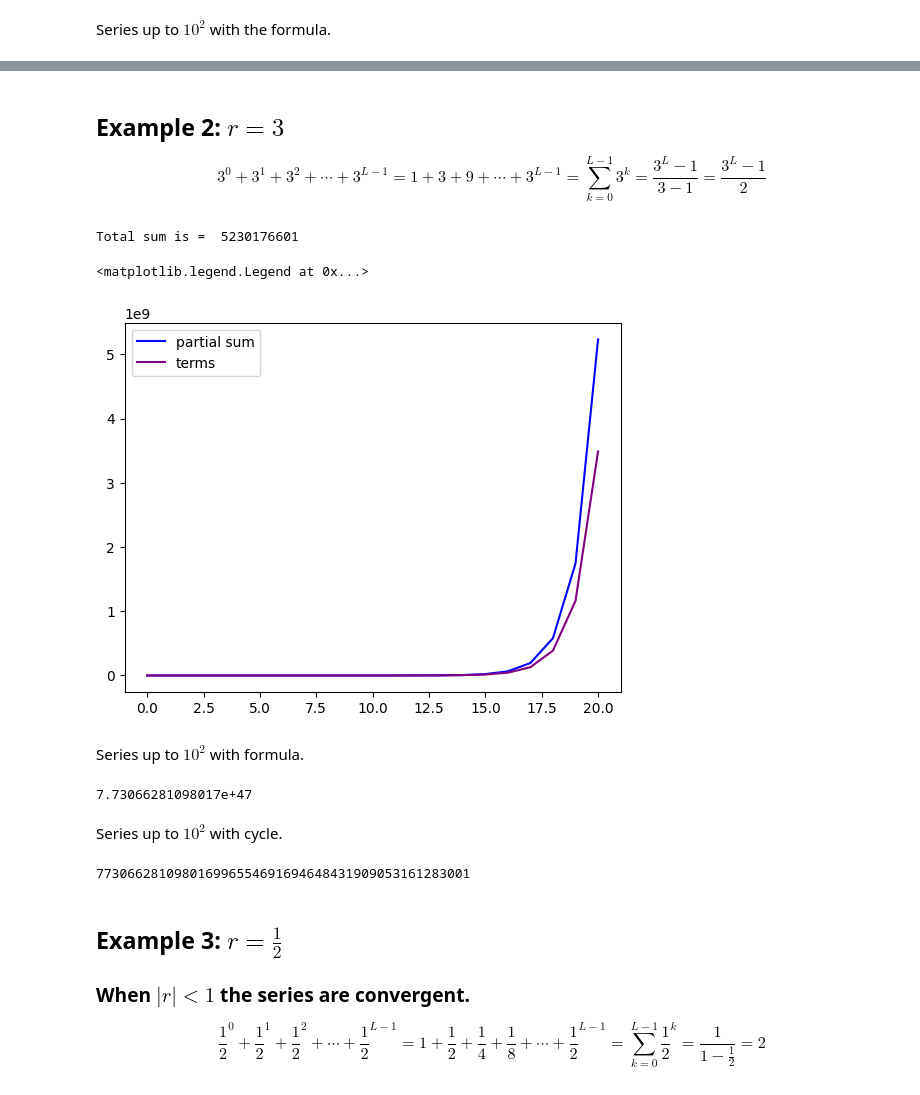
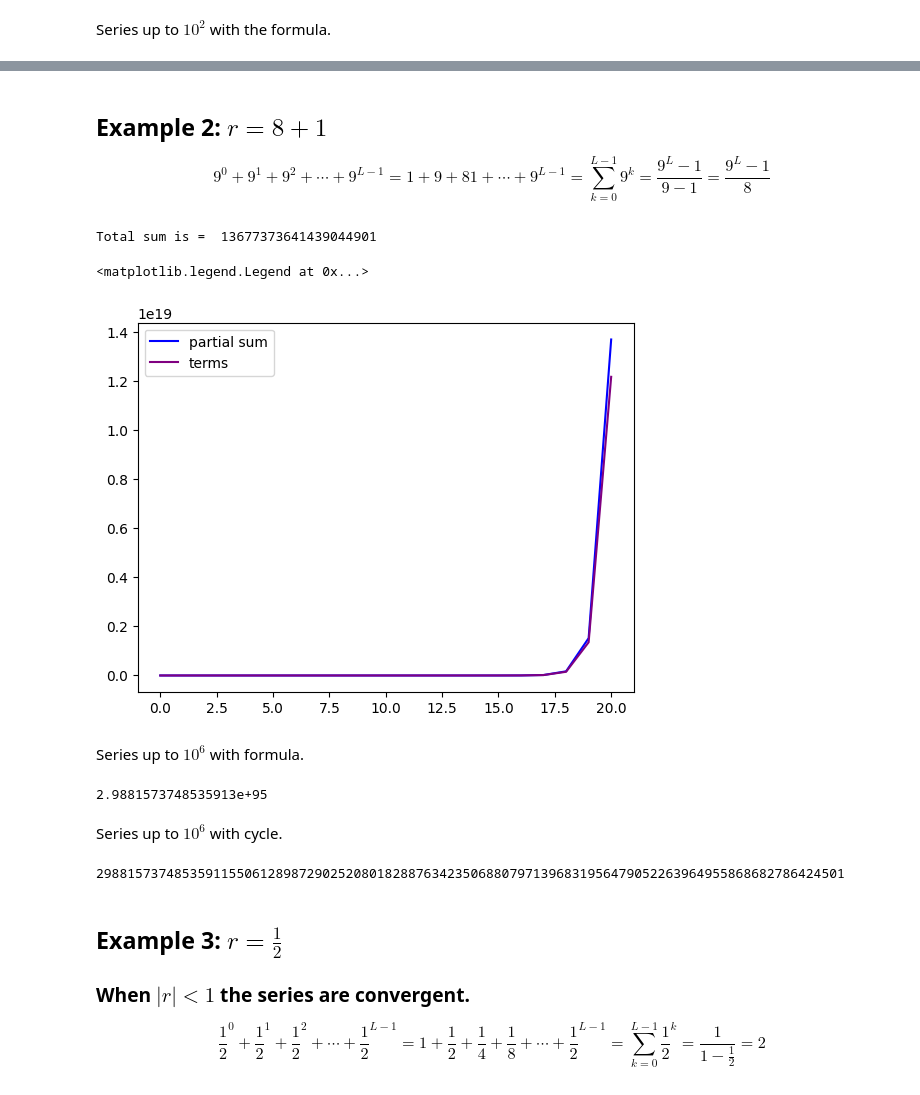
Before and after one commit to CarlosIvanMunozVillazon/MetNumUN2023II, a Jupyter notebook: Lab1/camunozvArithmeticSeriesGeometricSeriesPowerSums.ipynb, the cells around one changed output, grey strips where cells are left out. Cells and saved outputs as stored; diff of their text form; code cells hidden in the pictures.

```diff
--- a/Lab1/camunozvArithmeticSeriesGeometricSeriesPowerSums.ipynb
+++ b/Lab1/camunozvArithmeticSeriesGeometricSeriesPowerSums.ipynb
@@ -303,0 +321,18 @@ print(k)
+# %%
+import matplotlib.pyplot as plt
+
+n = 20
+S_n = 4
+sum =  0
+Serie_S_n=[]
+Sequence_a_n =[]
+for i in range(1,n+1):
+  S_n = 4 + ((i - 1) * 8)
+  sum += S_n
+  Serie_S_n.append(sum)
+  Sequence_a_n.append(S_n)
+
+
+plt.plot(Serie_S_n, color='purple',label='Serie_S_n')
+plt.plot(Sequence_a_n, color='red',label='Sequence_a_n')
+plt.legend()
@@ -303,0 +358,6 @@ print(k)
+# %%
+n = 10000000
+S_n = 4
+for i in range(1,n+1):  # range(n+1) goes form 1 to n
+  S_n = 4 + ((i - 1) * 8)
+print(S_n)
@@ -303,0 +376,8 @@ print(k)
+# %%
+n = 10000000
+S_n = 4
+sum = 0
+for i in range(1,n+1):  # range(n+1) goes form 1 to n
+  S_n = 4 + ((i - 1) * 8)
+  sum += S_n
+print(sum)
@@ -429,10 +519,10 @@ Series up to $10^{2}$ with the cycle.
 import sys
 sys.set_int_max_str_digits(0)
 k = 0
-n = 10**2
+n = 10**4
 sum = 0
 for i in range(0, n + 1):
-  sum += (2**i) # way too long :D
+  sum += (2**i) # we get with 10^6 overflow error
 
 print(sum)
 # %% [output]
@@ -440,56 +530,56 @@ print(sum)
 # %% [markdown]
-## Example 2: $ r = 3 $
+## Example 2: $ r = 8 + 1$
 
 $$
-3^0 + 3^1 + 3^2 + \cdots +3^{L-1}  = 1 + 3 + 9 + \cdots +3^{L-1} = \sum_{k=0}^{L-1} 3^k = \frac{ 3^{L} - 1}{3 -1} =\frac{ 3^{L} - 1}{2}
+9^0 + 9^1 + 9^2 + \cdots +9^{L-1}  = 1 + 9 + 81 + \cdots +9^{L-1} = \sum_{k=0}^{L-1} 9^k = \frac{ 9^{L} - 1}{9 - 1} =\frac{ 9^{L} - 1}{8}
 $$
 # %%
 import matplotlib.pyplot as plt
 
 sum = 0
 n = 20
 series_sum = []
 series_term = []
 for i in range(0, n+1):
-  term = (3**i)
+  term = (9**i)
   sum += term
   series_sum.append(sum)
   series_term.append(term)
 
 print("Total sum is = ", sum)
 
 plt.plot(series_sum, color='blue',label='partial sum')
 plt.plot(series_term, color='purple', label='terms')
 
 plt.legend()
 # %% [output]
-Total sum is =  5230176601
+Total sum is =  13677373641439044901
 <matplotlib.legend.Legend at 0x...>
-[figure, old version]
+[figure, new version]
 # %% [markdown]
-Series up to $ 10^{2} $ with formula.
+Series up to $ 10^{6} $ with formula.
 # %%
 import sys
 sys.set_int_max_str_digits(0)
-t = (3**(10**2 + 1) - 1) / 2
+t = (9**(10**2 + 1) - 1) / 8 # we get with 10^6 overflow error
 
 print(t)
 # %% [output]
-7.73066281098017e+47
+2.9881573748535913e+95
 # %% [markdown]
-Series up to $ 10^{2} $ with cycle.
+Series up to $ 10^{6} $ with cycle.
 # %%
 import sys
 sys.set_int_max_str_digits(0)
 k = 0
 n = 10**2
 sum = 0
-for i in range(0, n + 1):
-  sum += (3**i)
+for i in range(0, n + 1):  # we get with 10^6 overflow error
+  sum += (9**i)
 
 print(sum)
 # %% [output]
-773066281098016996554691694648431909053161283001
+298815737485359115506128987290252080182887634235068807971396831956479052263964955868682786424501
 # %% [markdown]
 ## Example 3: $ r = \frac{1}{2} $
 ### When $ |r| < 1 $ the series are convergent.
```
Also changed, not shown: parts of 19 cells of this notebook.
